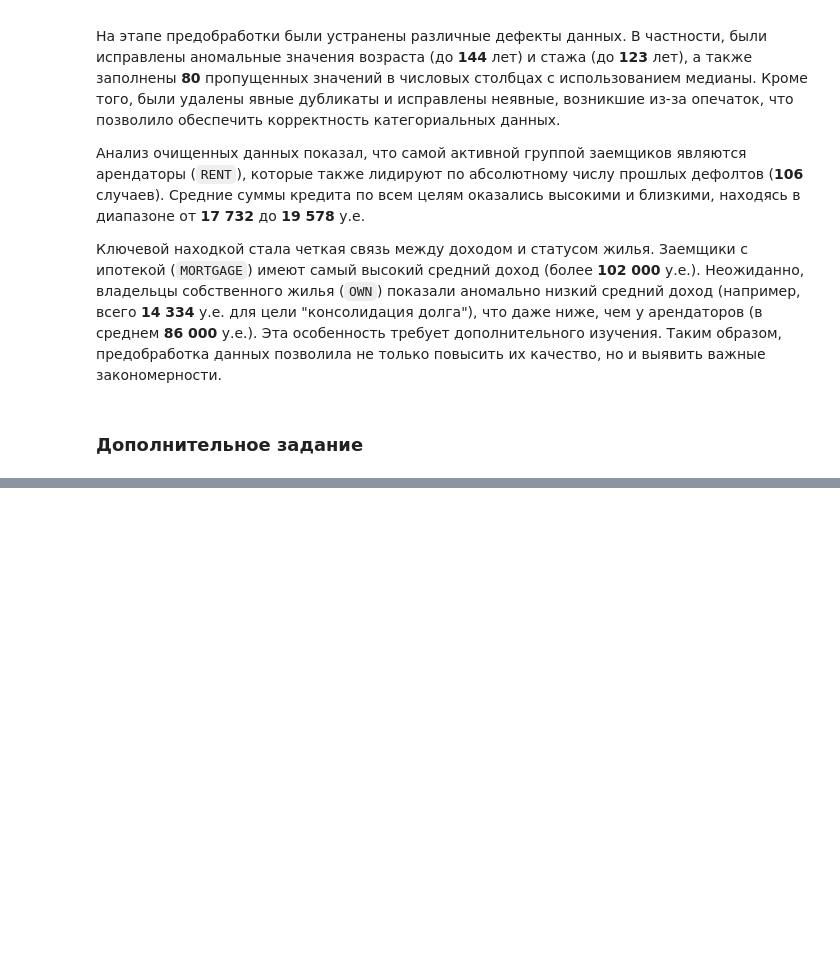
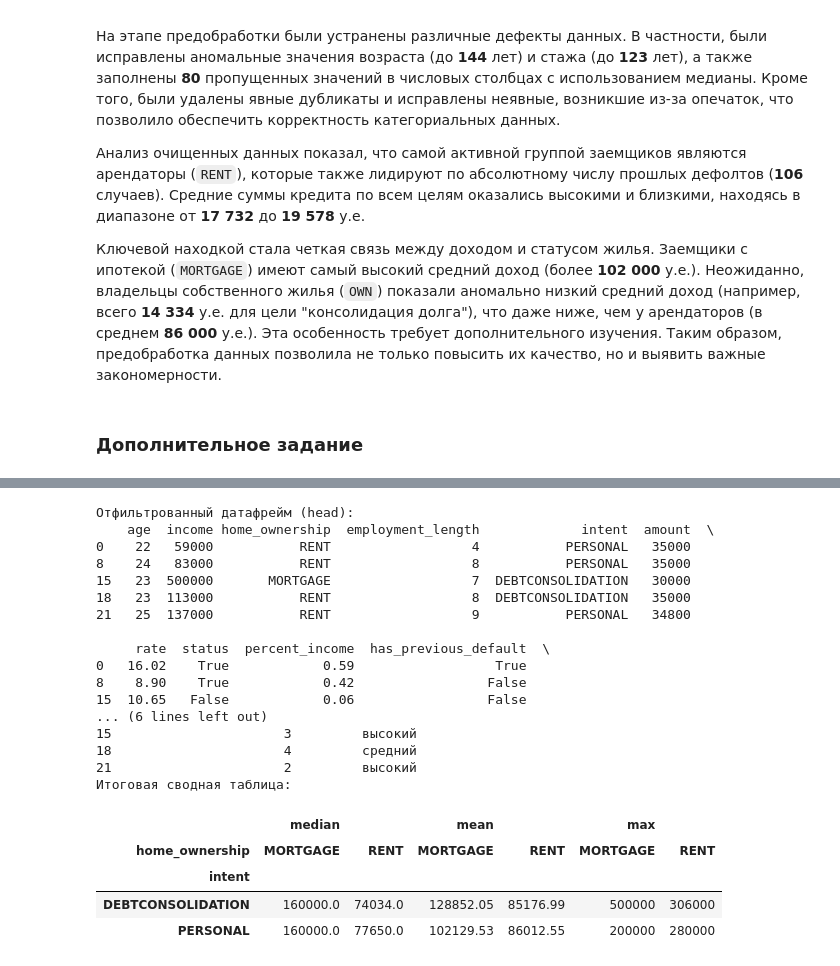
Before and after one commit to cocahonka/suai-data-science-labs, a Jupyter notebook: lab1/ЛР1_Мясников_7.ipynb, the cells around one changed output, grey strips where cells are left out. Saved outputs shown, nothing was run; the diff lists cells and outputs as text; code cells hidden in the pictures; blank space fills up the shorter version.

```diff
--- a/lab1/ЛР1_Мясников_7.ipynb
+++ b/lab1/ЛР1_Мясников_7.ipynb
@@ -581,0 +711,17 @@ task4_pivot
+# %%
+# Топ-2 цели кредита по средней сумме
+mean_amount_by_intent = df.groupby('intent')['amount'].mean().sort_values(ascending=False)
+print("Средняя сумма кредита по целям:")
+print(mean_amount_by_intent)
+
+top_intents = mean_amount_by_intent.index[:2].tolist()
+print(f"\nОтобранные топ-2 цели кредита: {top_intents}\n")
+
+
+# Топ-2 статуса владения по медианной сумме
+median_amount_by_ownership = df.groupby('home_ownership')['amount'].median().sort_values(ascending=False)
+print("Медианная сумма кредита по статусу владения:")
+print(median_amount_by_ownership)
+
+top_ownerships = median_amount_by_ownership.index[:2].tolist()
+print(f"\nОтобранные топ-2 статуса владения: {top_ownerships}")
@@ -581,0 +749,42 @@ task4_pivot
+# %%
+# Фильтруем датафрейм по найденным критериям из предыдущей ячейки
+filtered_df = df[
+    (df['intent'].isin(top_intents)) &
+    (df['home_ownership'].isin(top_ownerships))
+]
+
+print('Отфильтрованный датафрейм (head):')
+print(filtered_df.head())
+
+# Итоговая сводная таблица
+income_analysis_pivot = filtered_df.pivot_table(
+    index='intent',
+    columns='home_ownership',
+    values='income',
+    aggfunc=['median', 'mean', 'max'],
+).round(2)
+print('Итоговая сводная таблица:')
+income_analysis_pivot
+# %% [output]
+Отфильтрованный датафрейм (head):
+    age  income home_ownership  employment_length             intent  amount  \
+0    22   59000           RENT                  4           PERSONAL   35000
+8    24   83000           RENT                  8           PERSONAL   35000
+15   23  500000       MORTGAGE                  7  DEBTCONSOLIDATION   30000
+18   23  113000           RENT                  8  DEBTCONSOLIDATION   35000
+21   25  137000           RENT                  9           PERSONAL   34800
+
+     rate  status  percent_income  has_previous_default  \
+0   16.02    True            0.59                  True
+8    8.90    True            0.42                 False
+15  10.65   False            0.06                 False
+... (6 lines left out)
+15                      3         высокий
+18                      4         средний
+21                      2         высокий
+Итоговая сводная таблица:
+|  | median |  | mean |  | max |  |
+| home_ownership | MORTGAGE | RENT | MORTGAGE | RENT | MORTGAGE | RENT |
+| intent |  |  |  |  |  |  |
+| DEBTCONSOLIDATION | 160000.0 | 74034.0 | 128852.05 | 85176.99 | 500000 | 306000 |
+| PERSONAL | 160000.0 | 77650.0 | 102129.53 | 86012.55 | 200000 | 280000 |
```
Also changed, not shown: parts of 13 cells of this notebook.
